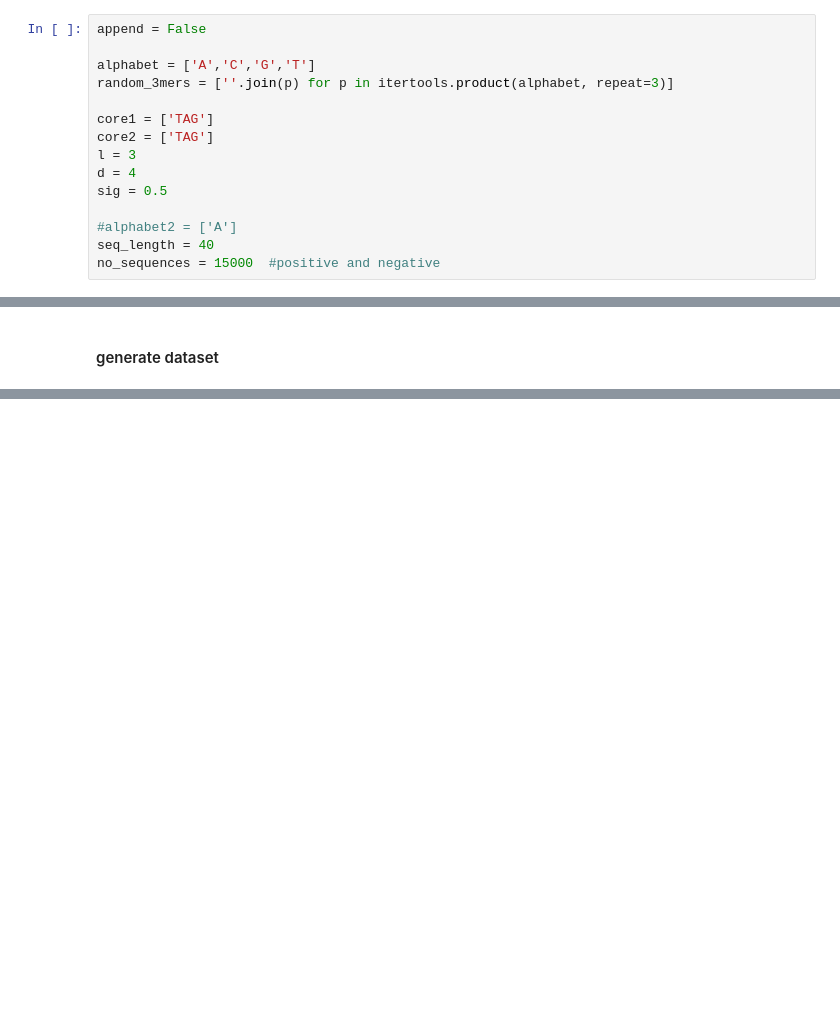
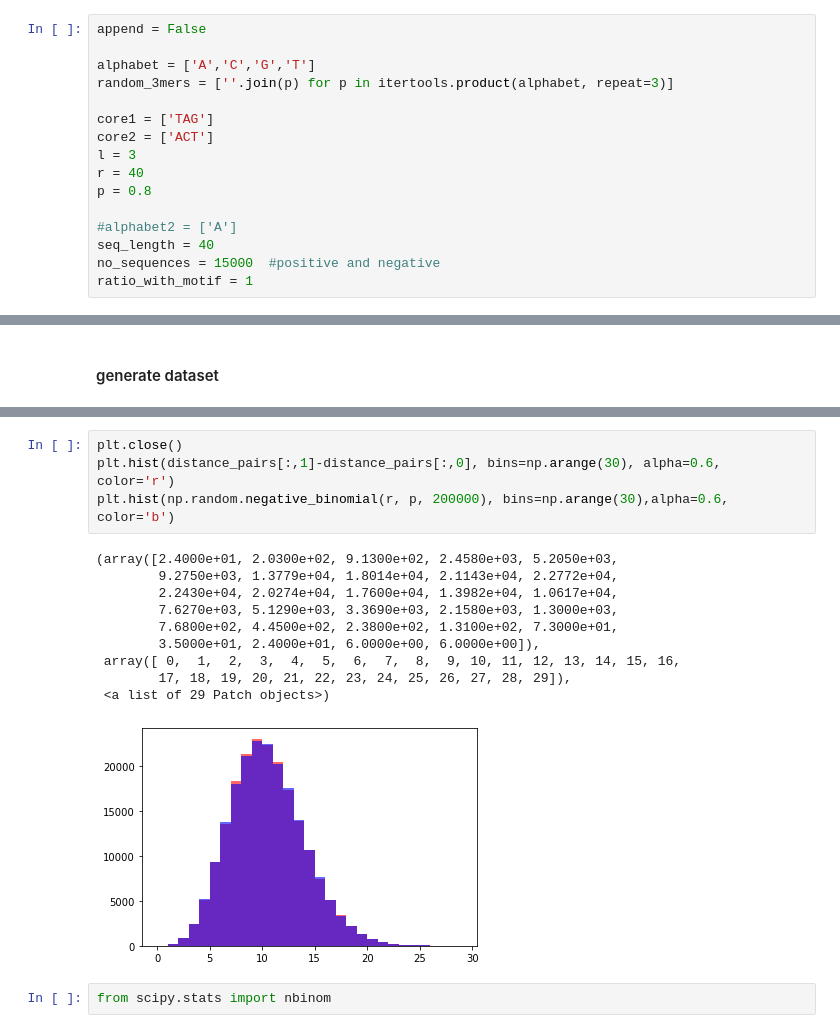
Before and after one commit to soedinglab/bipartite_motif_finder, a Jupyter notebook: generate_data.ipynb, the cells around one changed output, grey strips where cells are left out. Drawn from its saved outputs; the diff is of its cells as text; blank space fills up the shorter version.

```diff
--- a/generate_data.ipynb
+++ b/generate_data.ipynb
@@ -16,14 +16,15 @@ alphabet = ['A','C','G','T']
 random_3mers = [''.join(p) for p in itertools.product(alphabet, repeat=3)]
 
 core1 = ['TAG']
-core2 = ['TAG']
+core2 = ['ACT']
 l = 3
-d = 4
-sig = 0.5
+r = 40
+p = 0.8
 
 #alphabet2 = ['A']
 seq_length = 40
 no_sequences = 15000  #positive and negative
+ratio_with_motif = 1
 # %% [markdown]
 #### generate sequences
 # %%
@@ -80,0 +129,17 @@ write_seqs(*generate_sequences(no_sequences), 'positives_toy.fasta', 'negatives_
+# %%
+plt.close()
+plt.hist(distance_pairs[:,1]-distance_pairs[:,0], bins=np.arange(30), alpha=0.6, color='r')
+plt.hist(np.random.negative_binomial(r, p, 200000), bins=np.arange(30),alpha=0.6, color='b')
+# %% [output]
+(array([2.4000e+01, 2.0300e+02, 9.1300e+02, 2.4580e+03, 5.2050e+03,
+        9.2750e+03, 1.3779e+04, 1.8014e+04, 2.1143e+04, 2.2772e+04,
+        2.2430e+04, 2.0274e+04, 1.7600e+04, 1.3982e+04, 1.0617e+04,
+        7.6270e+03, 5.1290e+03, 3.3690e+03, 2.1580e+03, 1.3000e+03,
+        7.6800e+02, 4.4500e+02, 2.3800e+02, 1.3100e+02, 7.3000e+01,
+        3.5000e+01, 2.4000e+01, 6.0000e+00, 6.0000e+00]),
+ array([ 0,  1,  2,  3,  4,  5,  6,  7,  8,  9, 10, 11, 12, 13, 14, 15, 16,
+        17, 18, 19, 20, 21, 22, 23, 24, 25, 26, 27, 28, 29]),
+ <a list of 29 Patch objects>)
+[figure, added]
+# %%
+from scipy.stats import nbinom
```
Also changed, not shown: parts of 10 cells of this notebook, 13 other files.
